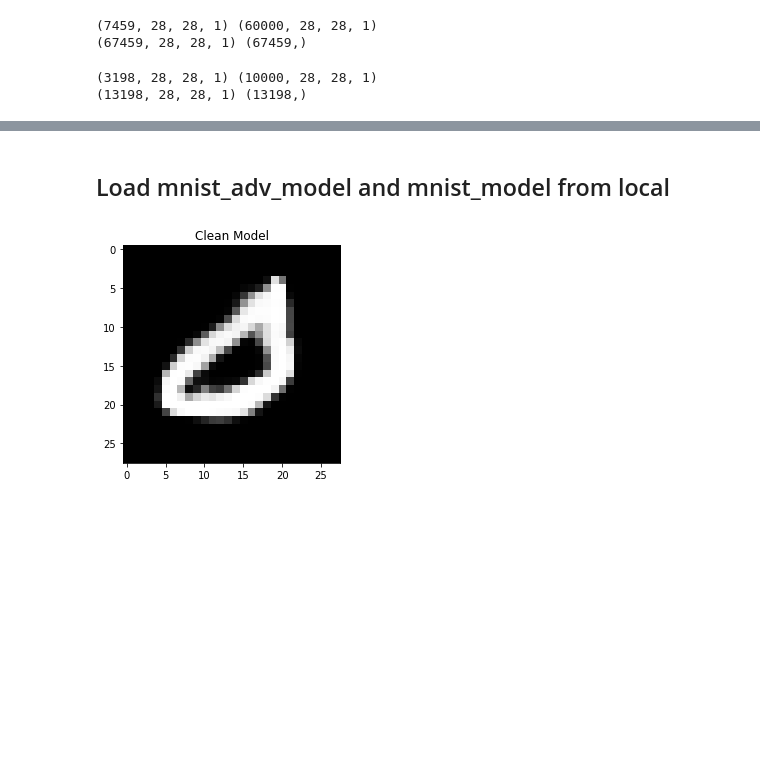
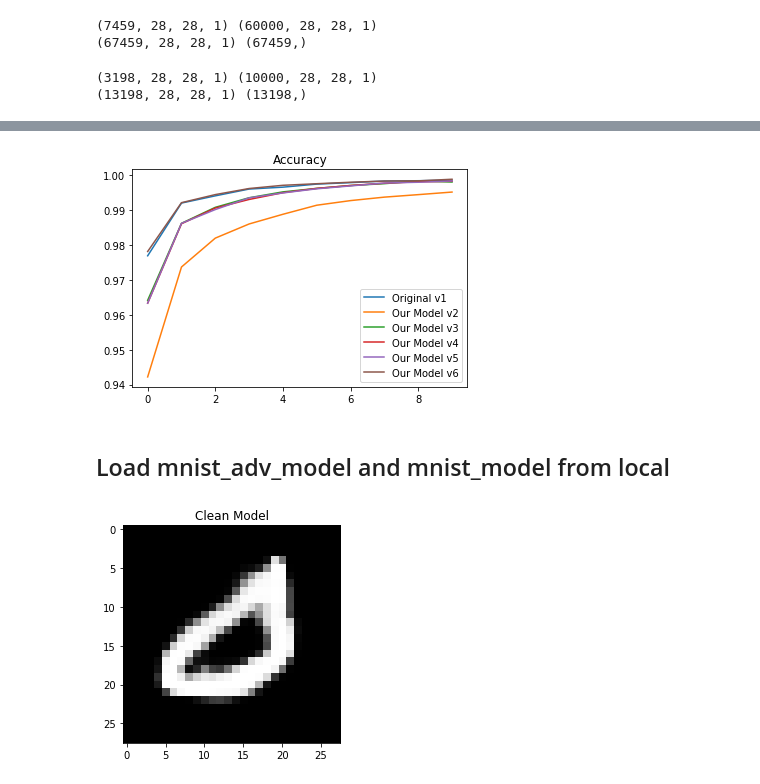
Before and after one commit to hiskuDN/acgan-adv-training-mod, a Jupyter notebook: train_adv.ipynb, the cells around one changed output, grey strips where cells are left out. Saved outputs shown, nothing was run; the diff lists cells and outputs as text; code cells hidden in the pictures; blank space fills up the shorter version.

```diff
--- a/train_adv.ipynb
+++ b/train_adv.ipynb
@@ -759,3 +904,16 @@ model_adv_v5.save('assets/models/mnist_adv_model_v5.h5')
+# %%
+plt.title('Accuracy')
+plt.plot(model_adv_history.history['accuracy'], label='Original v1')
+plt.plot(model_adv_v2_history.history['accuracy'], label='Our Model v2')
+plt.plot(model_adv_v3_history.history['accuracy'], label='Our Model v3')
+plt.plot(model_adv_v4_history.history['accuracy'], label='Our Model v4')
+plt.plot(model_adv_v5_history.history['accuracy'], label='Our Model v5')
+plt.plot(model_adv_v6_history.history['accuracy'], label='Our Model v6')
+
+plt.legend()
+plt.show()
+# %% [output]
+[figure, added]
 # %% [markdown]
 ## Load mnist_adv_model and mnist_model from local
 # %%
```
Also changed, not shown: parts of 28 cells of this notebook, 6 other files.
